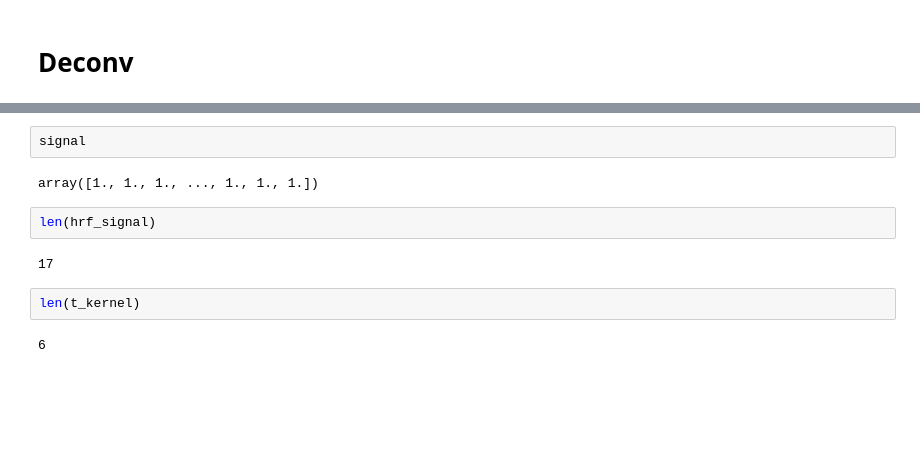
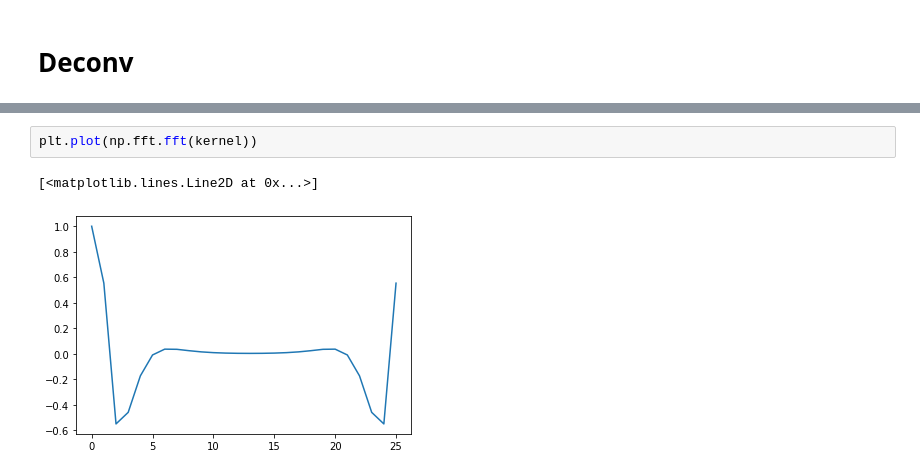
Before and after one commit to gd193/master_code, a Jupyter notebook: notebooks/Untitled.ipynb, the cells around one changed output, grey strips where cells are left out. Saved outputs shown, nothing was run; the diff lists cells and outputs as text; blank space fills up the shorter version.

```diff
--- a/notebooks/Untitled.ipynb
+++ b/notebooks/Untitled.ipynb
@@ -401,12 +403,5 @@ plt.show()
-# %%
-signal
-# %% [output]
-array([1., 1., 1., ..., 1., 1., 1.])
-# %%
-len(hrf_signal)
-# %% [output]
-17
-# %%
-len(t_kernel)
-# %% [output]
-6
+# %%
+plt.plot(np.fft.fft(kernel))
+# %% [output]
+[<matplotlib.lines.Line2D at 0x...>]
+[figure, added]
```
Also changed, not shown: parts of 11 cells of this notebook, 3 other files.
